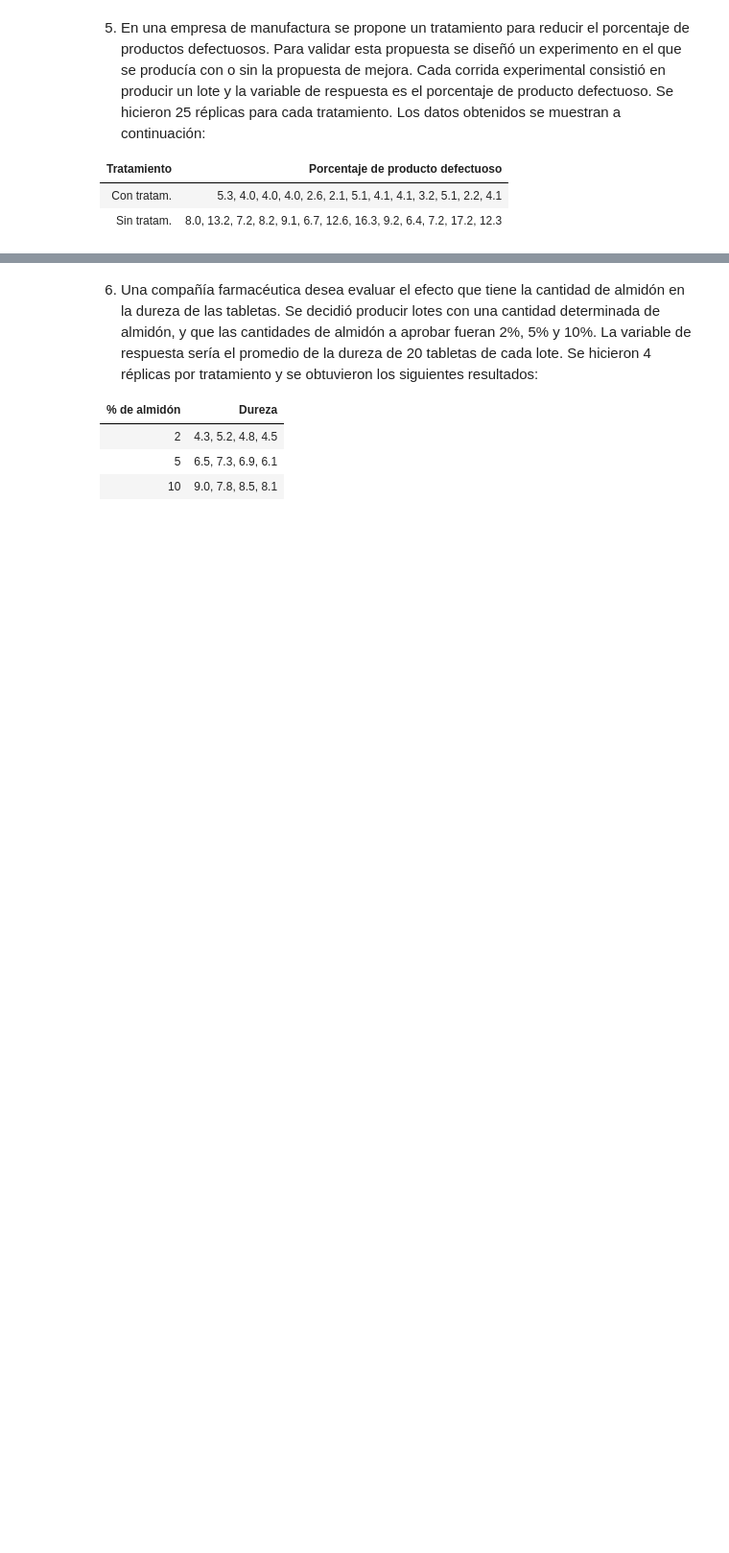
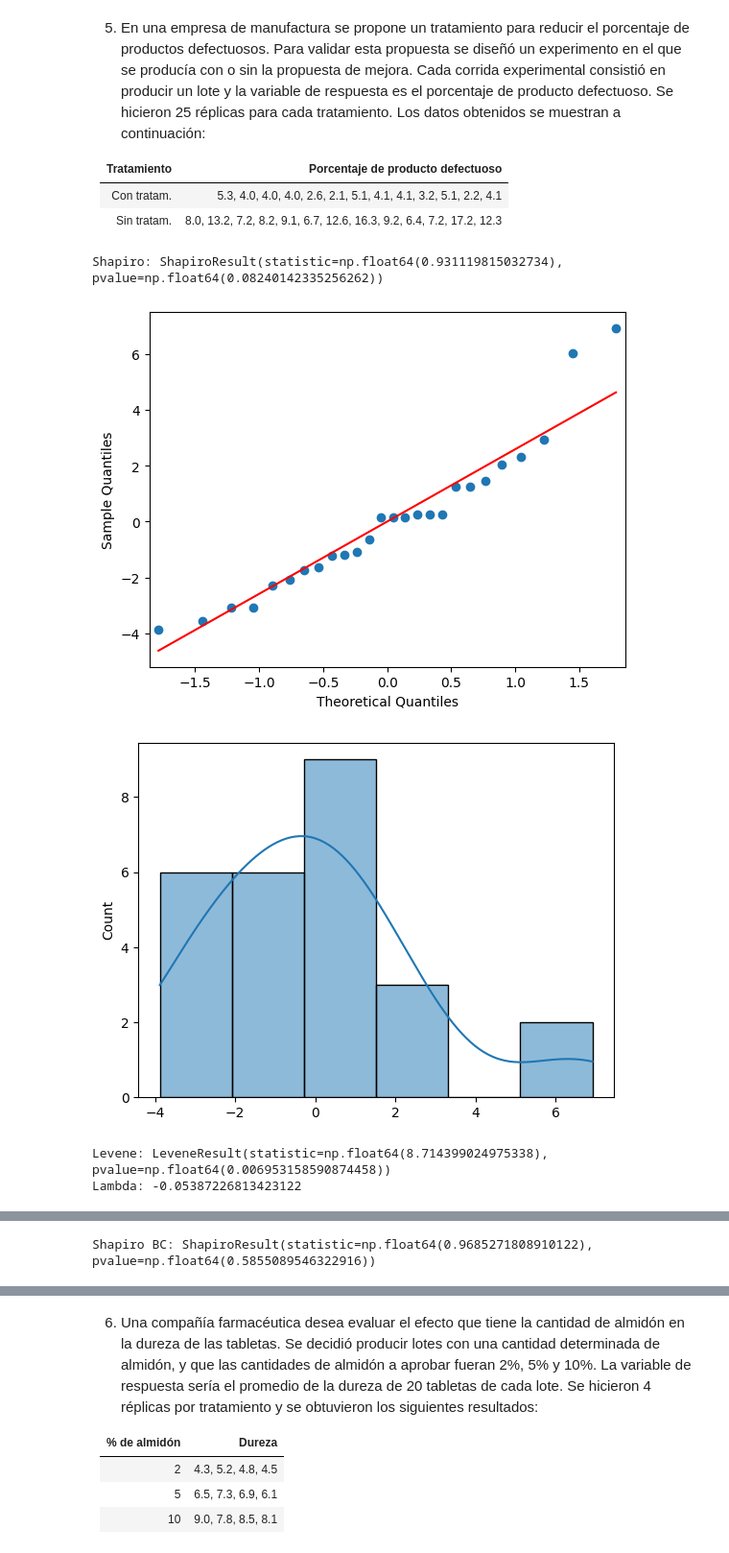
Before and after one commit to kenyarodriguezmor/Estadistica2025B, a Jupyter notebook: Copia_de_Problemas_Un_Factor.ipynb, the cells around one changed output, grey strips where cells are left out. Shown at 96% size. Saved outputs shown, nothing was run; the diff lists cells and outputs as text; code cells hidden in the pictures; blank space fills up the shorter version.

```diff
--- a/Copia_de_Problemas_Un_Factor.ipynb
+++ b/Copia_de_Problemas_Un_Factor.ipynb
@@ -577,3 +694,68 @@ Text(0.5, 1.0, 'Múltiples comparaciones entre todos los pares (Tukey)')
 |-----------------|----------------------------------------------------------------------|
 | Con tratam.     | 5.3, 4.0, 4.0, 4.0, 2.6, 2.1, 5.1, 4.1, 4.1, 3.2, 5.1, 2.2, 4.1     |
 | Sin tratam.     | 8.0, 13.2, 7.2, 8.2, 9.1, 6.7, 12.6, 16.3, 9.2, 6.4, 7.2, 17.2, 12.3 |
+# %%
+# DATOS
+datos_p5 = {
+    'Tratamiento': ['Con']*13 + ['Sin']*13,
+    'Defectuoso': [5.3,4.0,4.0,4.0,2.6,2.1,5.1,4.1,4.1,3.2,5.1,2.2,4.1,
+                   8.0,13.2,7.2,8.2,9.1,6.7,12.6,16.3,9.2,6.4,7.2,17.2,12.3]
+}
+
+df_p5 = pd.DataFrame(datos_p5)
+
+# ANOVA
+modelo_p5 = ols('Defectuoso ~ C(Tratamiento)', data=df_p5).fit()
+sm.stats.anova_lm(modelo_p5, typ=2)
+
+# Normalidad
+residuos = modelo_p5.resid
+print("Shapiro:", shapiro(residuos))
+
+sm.qqplot(residuos, line='s')
+plt.show()
+
+sns.histplot(residuos, kde=True)
+plt.show()
+
+# Homogeneidad
+g1 = df_p5[df_p5['Tratamiento']=='Con']['Defectuoso']
+g2 = df_p5[df_p5['Tratamiento']=='Sin']['Defectuoso']
+
+print("Levene:", levene(g1,g2))
+
+# Boxcox
+df_p5['Defectuoso_boxcox'], lam = boxcox(df_p5['Defectuoso'])
+print("Lambda:", lam)
+
+plt.scatter(df_p5['Defectuoso'], df_p5['Defectuoso_boxcox'])
+plt.show()
+
+# ANOVA BC
+modelo_p5_bc = ols('Defectuoso_boxcox ~ C(Tratamiento)', data=df_p5).fit()
+sm.stats.anova_lm(modelo_p5_bc, typ=2)
+
+# Normalidad BC
+print("Shapiro BC:", shapiro(modelo_p5_bc.resid))
+
+sm.qqplot(modelo_p5_bc.resid, line='s')
+plt.show()
+
+sns.histplot(modelo_p5_bc.resid, kde=True)
+plt.show()
+
+# Levene BC
+print("Levene BC:", levene(g1, g2))
+
+# Tukey (dos grupos pero se incluye)
+tukey = pairwise_tukeyhsd(df_p5['Defectuoso_boxcox'], df_p5['Tratamiento'])
+print(tukey)
+
+tukey.plot_simultaneous()
+plt.show()
+# %% [output]
+Shapiro: ShapiroResult(statistic=np.float64(0.931119815032734), pvalue=np.float64(0.08240142335256262))
+[figure, added]
+[figure, added]
+Levene: LeveneResult(statistic=np.float64(8.714399024975338), pvalue=np.float64(0.006953158590874458))
+Lambda: -0.05387226813423122
@@ -579,0 +763 @@ Text(0.5, 1.0, 'Múltiples comparaciones entre todos los pares (Tukey)')
+Shapiro BC: ShapiroResult(statistic=np.float64(0.9685271808910122), pvalue=np.float64(0.5855089546322916))
```
Also changed, not shown: parts of 7 cells of this notebook.
